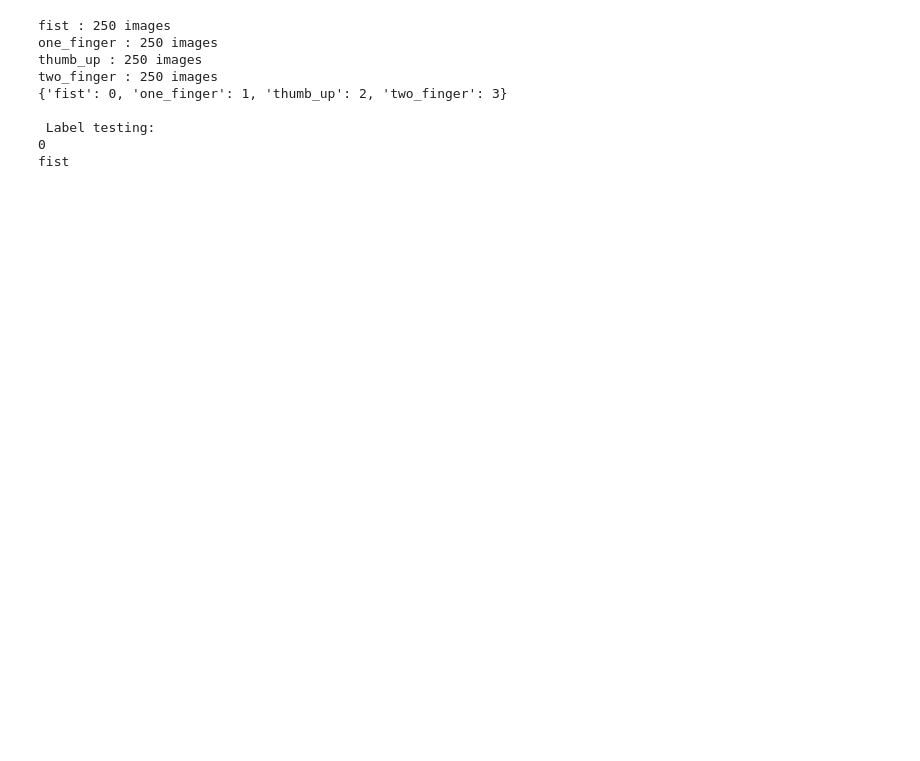
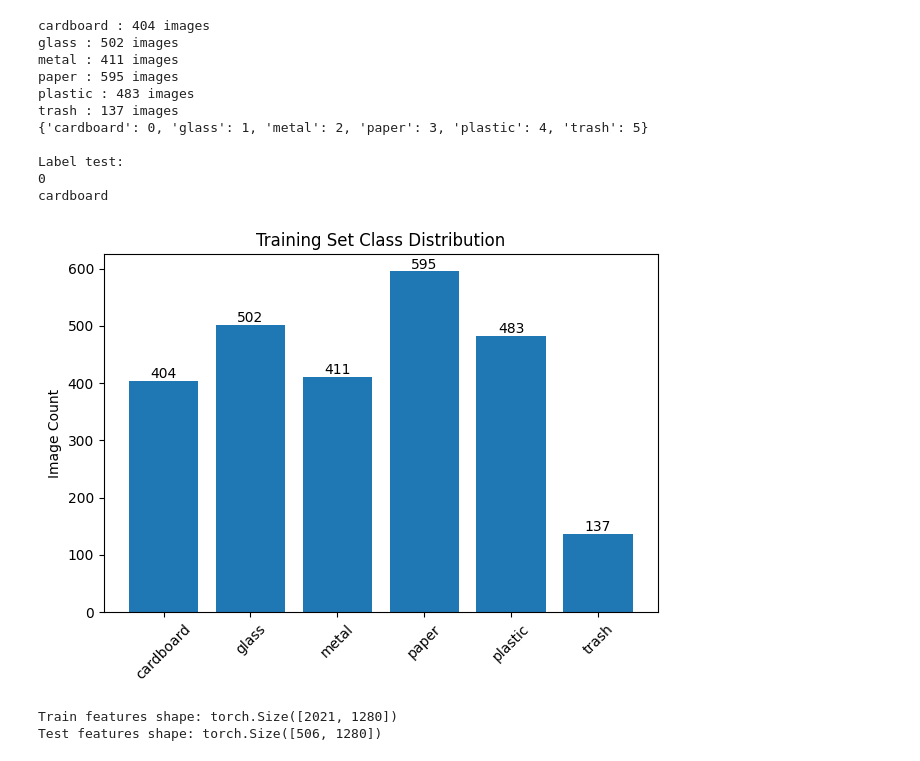
Before and after one commit to HeangMapanha/AUPP_ML_Final_Project_GP1_Heang, a Jupyter notebook: train.ipynb, the cells around one changed output. Saved outputs shown, nothing was run; the diff lists cells and outputs as text; code cells hidden in the pictures; blank space fills up the shorter version.

Commit message:
Feature Extract + test/train

```diff
--- a/train.ipynb
+++ b/train.ipynb
@@ -12,28 +40,51 @@ from torch.utils.data import DataLoader, random_split
 # %%
-# Insert Dataset here (From google Drive)
+# Insert Dataset here (From google Drive) + GPU check
+device = torch.device("cuda" if torch.cuda.is_available() else "cpu")
+print("Using:", device)
+
 root = "dataset/"
 for folder in os.listdir(root):
     path = os.path.join(root, folder)
     print(folder, ":", len(os.listdir(path)), "images")
 
 dataset = datasets.ImageFolder("dataset/")
 print(dataset.class_to_idx)
 
 img, label = dataset[0]
 
 print("\nLabel test:")
 print(label)
 print(dataset.classes[label])
+
+# For graphing
+counts = [len(os.listdir(os.path.join(root, cls))) for cls in dataset.classes]
+bars = plt.bar(dataset.classes, counts)
+
+for bar, count in zip(bars, counts):
+    plt.text(
+        bar.get_x() + bar.get_width() / 2,
+        bar.get_height() + 5,
+        str(count),
+        ha='center'
+    )
+
+plt.xticks(rotation=45)
+plt.ylabel("Image Count")
+plt.title("Training Set Class Distribution")
+plt.tight_layout()
 # %% [output]
-fist : 250 images
-one_finger : 250 images
-thumb_up : 250 images
-two_finger : 250 images
-{'fist': 0, 'one_finger': 1, 'thumb_up': 2, 'two_finger': 3}
+cardboard : 404 images
+glass : 502 images
+metal : 411 images
+paper : 595 images
+plastic : 483 images
+trash : 137 images
+{'cardboard': 0, 'glass': 1, 'metal': 2, 'paper': 3, 'plastic': 4, 'trash': 5}
 
- Label testing:
+Label test:
 0
-fist
+cardboard
+[figure, added]
 # %%
 # Prepare Dataset
 
@@ -62,5 +113,35 @@ train_loader = DataLoader(train_dataset, batch_size=32, shuffle=True)
 test_loader = DataLoader(test_dataset, batch_size=32)
 # %%
 # Prepare Model
+
+model = models.mobilenet_v2(pretrained=True)
+model = model.to(device)
+model.classifier = nn.Identity()
+
+for param in model.parameters():
+    param.requires_grad = False
+
+model.eval()
+
+def feature_extraction(loader, model):
+    all_features = []
+    all_labels= []
+
+    with torch.no_grad():
+        for images, labels in loader:
+            feature = model(images)
+            all_features.append(feature)
+            all_labels.append(labels)
+
+    return torch.cat(all_features), torch.cat(all_labels)
+
+train_features, train_labels = feature_extraction(train_loader, model)
+test_features, test_labels = feature_extraction(test_loader, model)
+
+print("Train features shape:", train_features.shape)  # (n_samples, 1280)
+print("Test features shape:", test_features.shape)
+# %% [output]
+Train features shape: torch.Size([2021, 1280])
+Test features shape: torch.Size([506, 1280])
 # %%
 # Train
```
Also changed, not shown: parts of 3 cells of this notebook, 1 other file.
